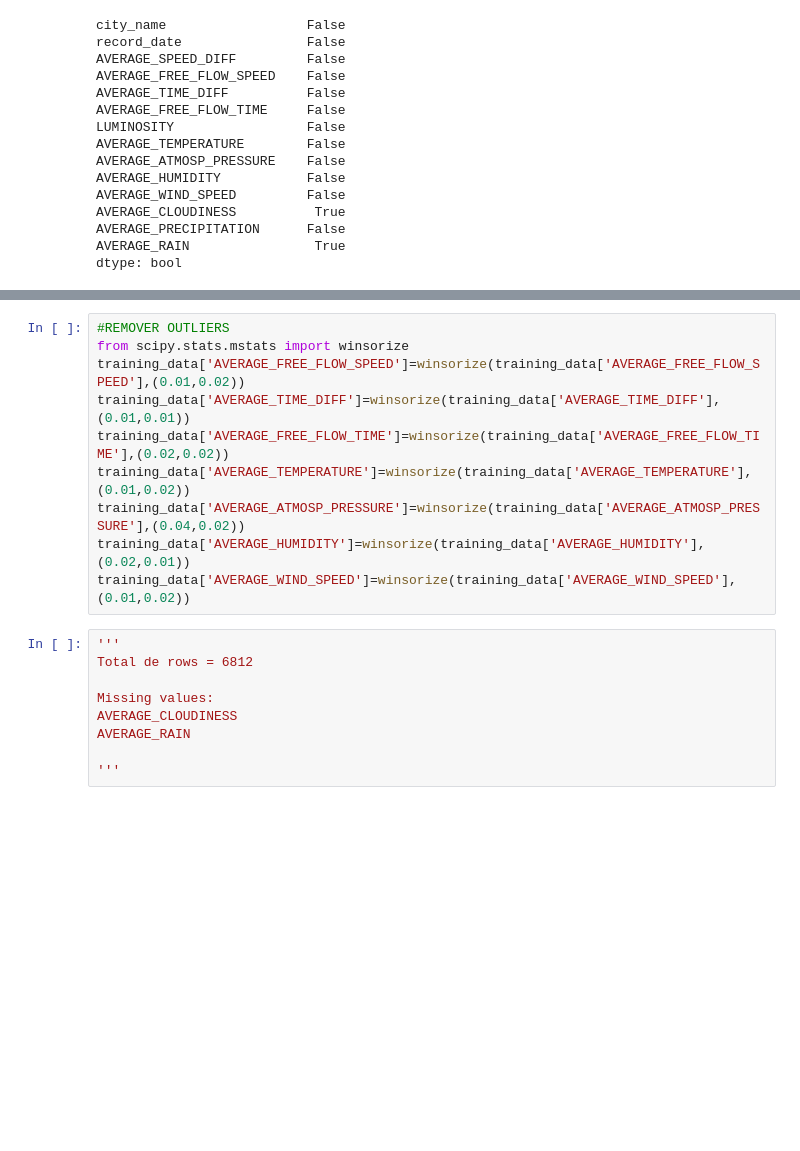
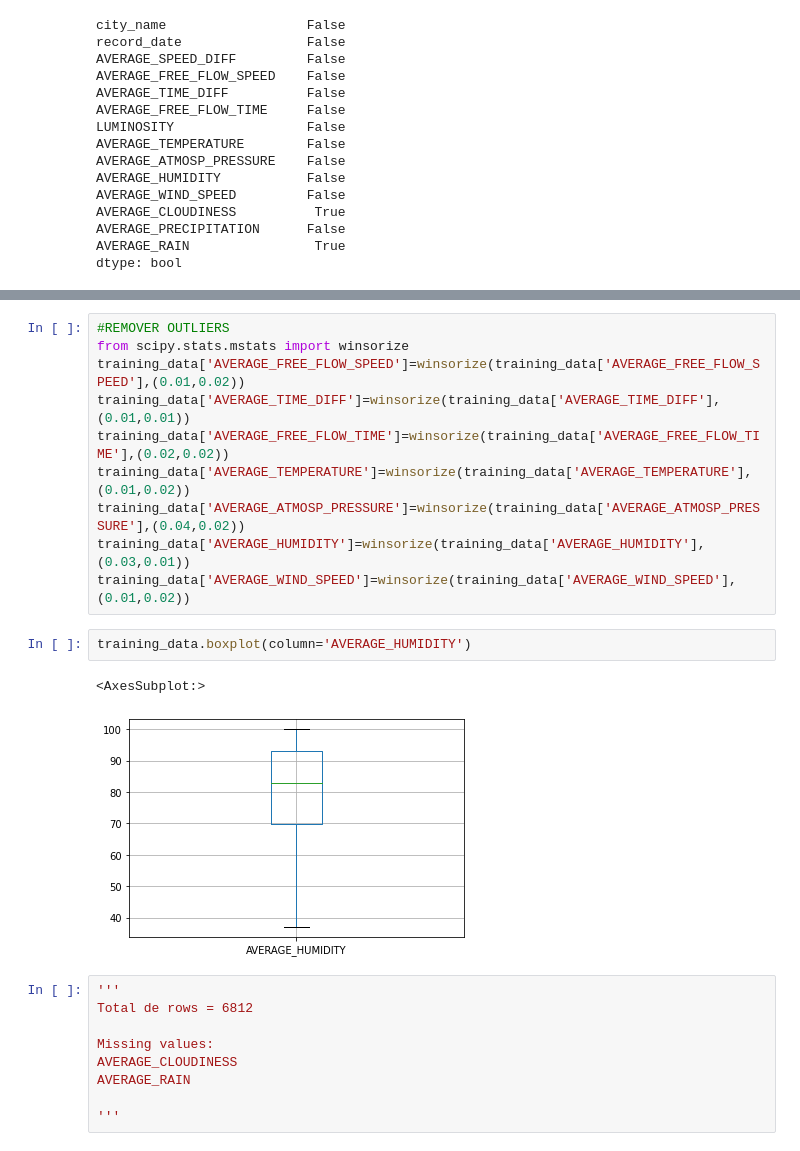
Before and after one commit to Obsessi0n/TrafficPrediction, a Jupyter notebook: Notebook/GRID_SEARCH.ipynb, the cells around one changed output, grey strips where cells are left out. Saved outputs shown, nothing was run; the diff lists cells and outputs as text; blank space fills up the shorter version.

```diff
--- a/Notebook/GRID_SEARCH.ipynb
+++ b/Notebook/GRID_SEARCH.ipynb
@@ -71,8 +71,13 @@ training_data['AVERAGE_TIME_DIFF']=winsorize(training_data['AVERAGE_TIME_DIFF'],
 training_data['AVERAGE_FREE_FLOW_TIME']=winsorize(training_data['AVERAGE_FREE_FLOW_TIME'],(0.02,0.02))
 training_data['AVERAGE_TEMPERATURE']=winsorize(training_data['AVERAGE_TEMPERATURE'],(0.01,0.02))
 training_data['AVERAGE_ATMOSP_PRESSURE']=winsorize(training_data['AVERAGE_ATMOSP_PRESSURE'],(0.04,0.02))
-training_data['AVERAGE_HUMIDITY']=winsorize(training_data['AVERAGE_HUMIDITY'],(0.02,0.01))
+training_data['AVERAGE_HUMIDITY']=winsorize(training_data['AVERAGE_HUMIDITY'],(0.03,0.01))
 training_data['AVERAGE_WIND_SPEED']=winsorize(training_data['AVERAGE_WIND_SPEED'],(0.01,0.02))
+# %%
+training_data.boxplot(column='AVERAGE_HUMIDITY')
+# %% [output]
+<AxesSubplot:>
+[figure, added]
 # %%
 '''
 Total de rows = 6812
```
Also changed, not shown: parts of 11 cells of this notebook.
